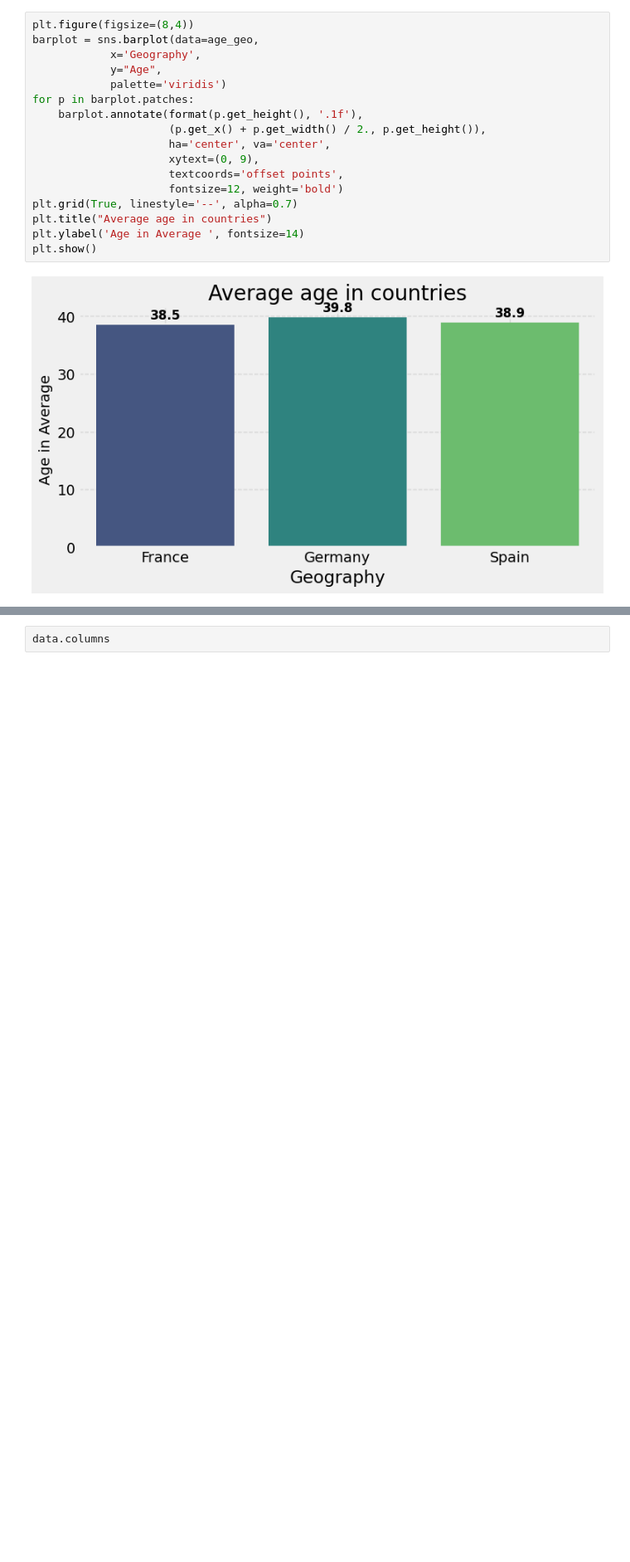
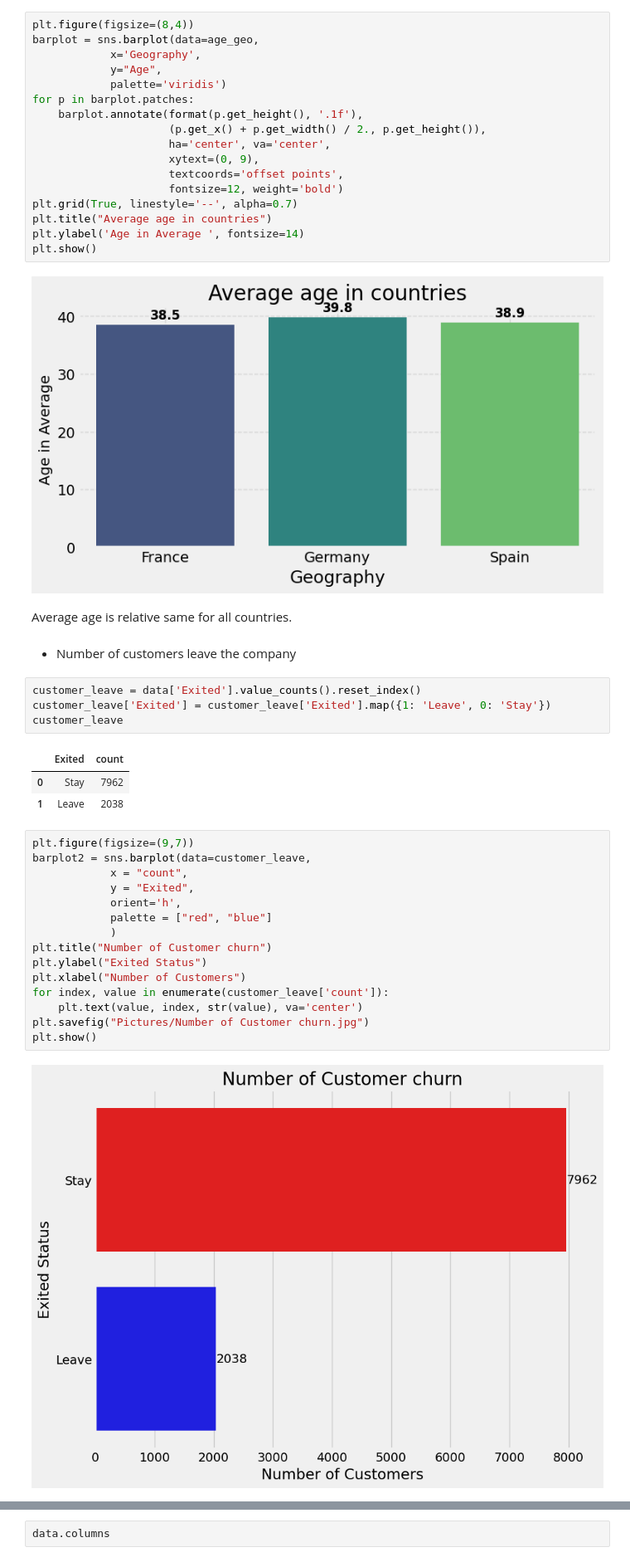
Before and after one commit to Henamen21/Bank_Customer_Churn_Prediction---ML, a Jupyter notebook: predictor.ipynb, the cells around one changed output, grey strips where cells are left out. Shown at 83% size. Drawn from its saved outputs; the diff is of its cells as text; blank space fills up the shorter version.

Commit message:
visualization added

```diff
--- a/predictor.ipynb
+++ b/predictor.ipynb
@@ -169,3 +206,32 @@ plt.ylabel('Age in Average ', fontsize=14)
 plt.show()
 # %% [output]
 [figure]
+# %% [markdown]
+Average age is relative same for all countries.
+# %% [markdown]
+- Number of customers leave the company
+# %%
+customer_leave = data['Exited'].value_counts().reset_index()
+customer_leave['Exited'] = customer_leave['Exited'].map({1: 'Leave', 0: 'Stay'})
+customer_leave
+# %% [output]
+|  | Exited | count |
+| 0 | Stay | 7962 |
+| 1 | Leave | 2038 |
+# %%
+plt.figure(figsize=(9,7))
+barplot2 = sns.barplot(data=customer_leave,
+            x = "count",
+            y = "Exited",
+            orient='h',
+            palette = ["red", "blue"]
+            )
+plt.title("Number of Customer churn")
+plt.ylabel("Exited Status")
+plt.xlabel("Number of Customers")
+for index, value in enumerate(customer_leave['count']):
+    plt.text(value, index, str(value), va='center')
+plt.savefig("Pictures/Number of Customer churn.jpg")
+plt.show()
+# %% [output]
+[figure, added]
```
Also changed, not shown: parts of 22 cells of this notebook.
